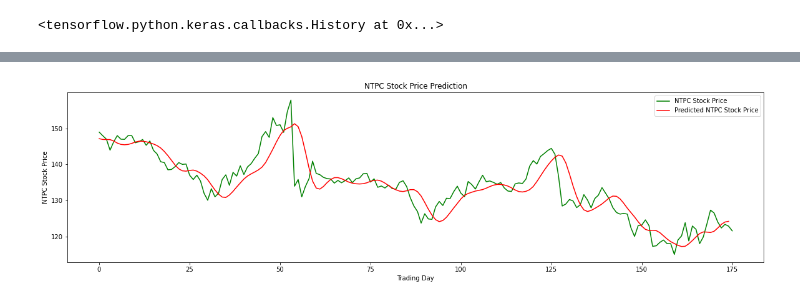
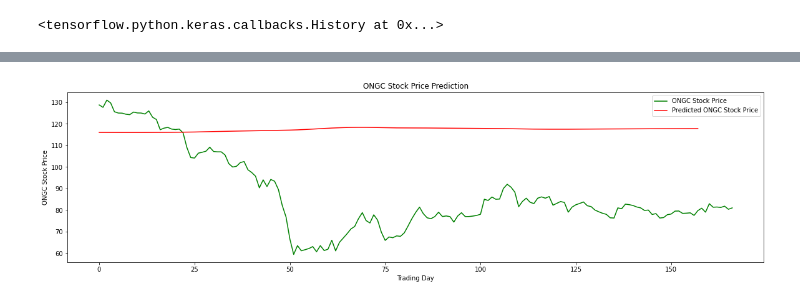
Before and after one commit to PratikGarai/Stock-Market-Prediction, a Jupyter notebook: Stocks RNN For IIIP.ipynb, the cells around one changed output, grey strips where cells are left out. Cells and saved outputs as stored; diff of their text form; code cells hidden in the pictures.

```diff
--- a/Stocks RNN For IIIP.ipynb
+++ b/Stocks RNN For IIIP.ipynb
@@ -1,3 +1,5 @@
+# %%
+stock_ = 'ONGC'
 # %%
 from nsepy import get_history as gh
 import datetime as dt
@@ -16,7 +18,7 @@ from keras.layers import Dropout
 # %%
 start = dt.datetime(2014,1,1)
 end = dt.datetime(2019,12,31)
-stk_data = gh(symbol='ONGC',start=start,end=end)
+stk_data = gh(symbol=stock_,start=start,end=end)
 # %%
 plt.figure(figsize=(14,5))
 plt.plot(stk_data['Close'])
@@ -90,6 +86,6 @@ This property should not be used in TensorFlow 2.0, as updates are applied autom
 INFO:tensorflow:Assets written to: saved_models/ONGC_pre\assets
 # %%
-testdataframe= gh(symbol='NTPC',start=dt.datetime(2019,1,1),end=dt.datetime(2019,9,18))
+testdataframe= gh(symbol=stock_,start=dt.datetime(2020,1,1),end=dt.datetime(2020,8,31))
 testdataframe['Date'] = testdataframe.index
 testdata = pd.DataFrame(columns = ['Date', 'Open', 'High', 'Low', 'Close'])
 testdata['Date'] = testdataframe['Date']
@@ -103,7 +99,8 @@ inputs = dataset_total[len(dataset_total) - len(testdata) - 60:].values
 inputs = inputs.reshape(-1,1)
 inputs = sc.transform(inputs)
 X_test = []
-for i in range(60, 235):
+#upper limit is number of days - 25
+for i in range(60, 218):
     X_test.append(inputs[i-60:i, 0])
 X_test = np.array(X_test)
 X_test = np.reshape(X_test, (X_test.shape[0], X_test.shape[1], 1))
@@ -112,12 +109,12 @@ predicted_stock_price = regressor.predict(X_test)
 predicted_stock_price = sc.inverse_transform(predicted_stock_price)
 # %%
 plt.figure(figsize=(20,5))
-plt.plot(real_stock_price, color = 'green', label = 'NTPC Stock Price')
-plt.plot(predicted_stock_price, color = 'red', label = 'Predicted NTPC Stock Price')
-plt.title('NTPC Stock Price Prediction')
+plt.plot(real_stock_price, color = 'green', label = '{} Stock Price'.format(stock_))
+plt.plot(predicted_stock_price, color = 'red', label = 'Predicted {} Stock Price'.format(stock_))
+plt.title('{} Stock Price Prediction'.format(stock_))
 plt.xlabel('Trading Day')
-plt.ylabel('NTPC Stock Price')
+plt.ylabel('{} Stock Price'.format(stock_))
 plt.legend()
 plt.show()
 # %% [output]
-[figure, old version]
+[figure, new version]
```
Also changed, not shown: parts of 1 cell of this notebook, 3 other files.
